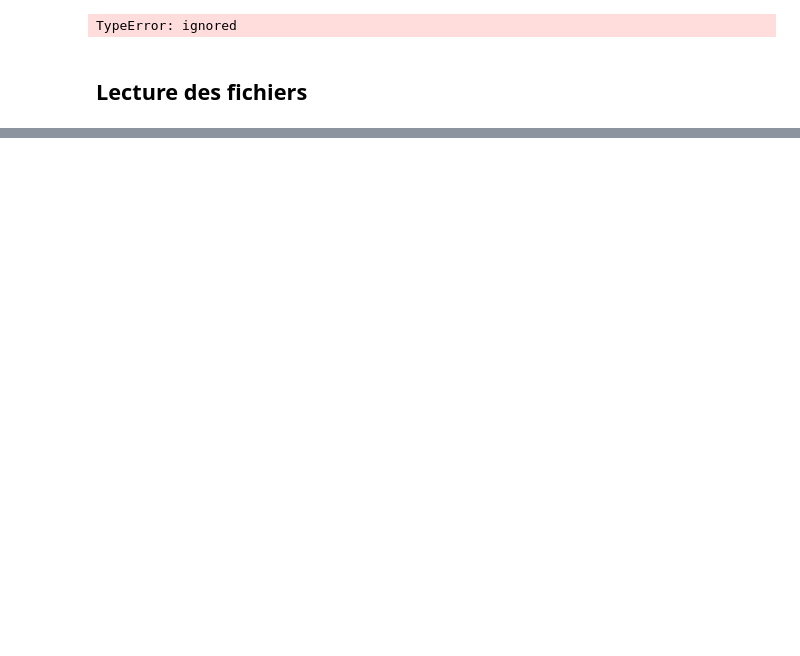
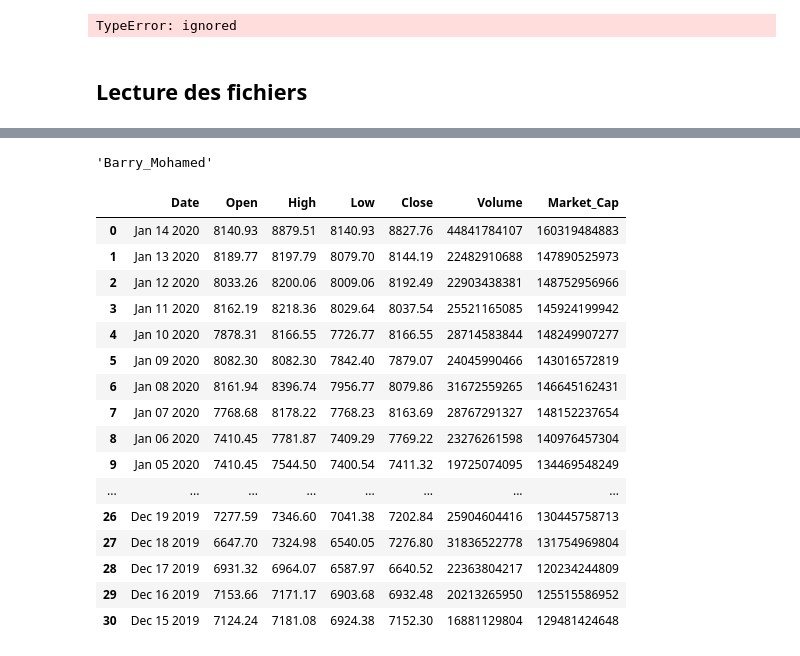
Before and after one commit to Medgoby/Article-summarization, a Jupyter notebook: Copie_de_Data_Quality.ipynb, the cells around one changed output, grey strips where cells are left out. Cells and saved outputs as stored; diff of their text form; code cells hidden in the pictures; blank space fills up the shorter version.

```diff
--- a/Copie_de_Data_Quality.ipynb
+++ b/Copie_de_Data_Quality.ipynb
@@ -17,0 +83,3 @@ filepath='https://bit.ly/'
+# %%
+fp='https://bit.ly/bitcoin-data'
+print(fp)
@@ -17,0 +88,4 @@ filepath='https://bit.ly/'
+# %%
+df=pd.read_csv(fp,
+               skipfooter=2)
+df.sample(5)
@@ -17,0 +110,3 @@ filepath='https://bit.ly/'
+# %%
+df.rename(columns={'Open*':'Open', 'Close**':'Close'}, inplace=True)
+df.head()
@@ -17,0 +120,31 @@ filepath='https://bit.ly/'
+# %%
+#Création d'une fonction permettant de remplacer les espaces par un tirêt du 8
+def SansEspace (s):
+  return s.replace (' ', '_')
+# %%
+#Essayer la fonction
+SansEspace('Barry Mohamed')
+# %% [output]
+'Barry_Mohamed'
+# %%
+#Appliquer sur le DataFrame
+df.rename(SansEspace,
+          axis='columns')
+# %% [output]
+|  | Date | Open | High | Low | Close | Volume | Market_Cap |
+| 0 | Jan 14 2020 | 8140.93 | 8879.51 | 8140.93 | 8827.76 | 44841784107 | 160319484883 |
+| 1 | Jan 13 2020 | 8189.77 | 8197.79 | 8079.70 | 8144.19 | 22482910688 | 147890525973 |
+| 2 | Jan 12 2020 | 8033.26 | 8200.06 | 8009.06 | 8192.49 | 22903438381 | 148752956966 |
+| 3 | Jan 11 2020 | 8162.19 | 8218.36 | 8029.64 | 8037.54 | 25521165085 | 145924199942 |
+| 4 | Jan 10 2020 | 7878.31 | 8166.55 | 7726.77 | 8166.55 | 28714583844 | 148249907277 |
+| 5 | Jan 09 2020 | 8082.30 | 8082.30 | 7842.40 | 7879.07 | 24045990466 | 143016572819 |
+| 6 | Jan 08 2020 | 8161.94 | 8396.74 | 7956.77 | 8079.86 | 31672559265 | 146645162431 |
+| 7 | Jan 07 2020 | 7768.68 | 8178.22 | 7768.23 | 8163.69 | 28767291327 | 148152237654 |
+| 8 | Jan 06 2020 | 7410.45 | 7781.87 | 7409.29 | 7769.22 | 23276261598 | 140976457304 |
+| 9 | Jan 05 2020 | 7410.45 | 7544.50 | 7400.54 | 7411.32 | 19725074095 | 134469548249 |
+| ... | ... | ... | ... | ... | ... | ... | ... |
+| 26 | Dec 19 2019 | 7277.59 | 7346.60 | 7041.38 | 7202.84 | 25904604416 | 130445758713 |
+| 27 | Dec 18 2019 | 6647.70 | 7324.98 | 6540.05 | 7276.80 | 31836522778 | 131754969804 |
+| 28 | Dec 17 2019 | 6931.32 | 6964.07 | 6587.97 | 6640.52 | 22363804217 | 120234244809 |
+| 29 | Dec 16 2019 | 7153.66 | 7171.17 | 6903.68 | 6932.48 | 20213265950 | 125515586952 |
+| 30 | Dec 15 2019 | 7124.24 | 7181.08 | 6924.38 | 7152.30 | 16881129804 | 129481424648 |
```
Also changed, not shown: parts of 17 cells of this notebook.
